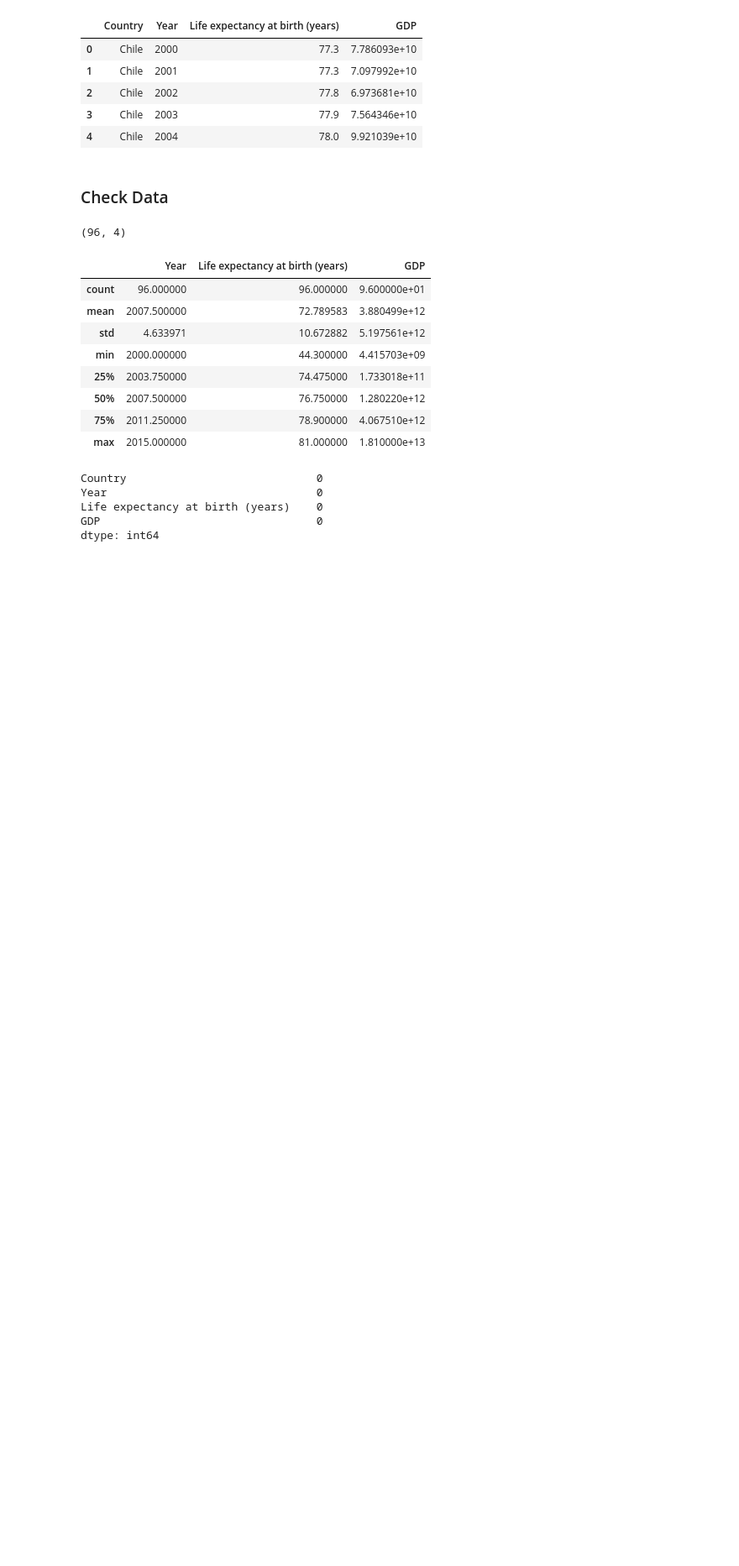
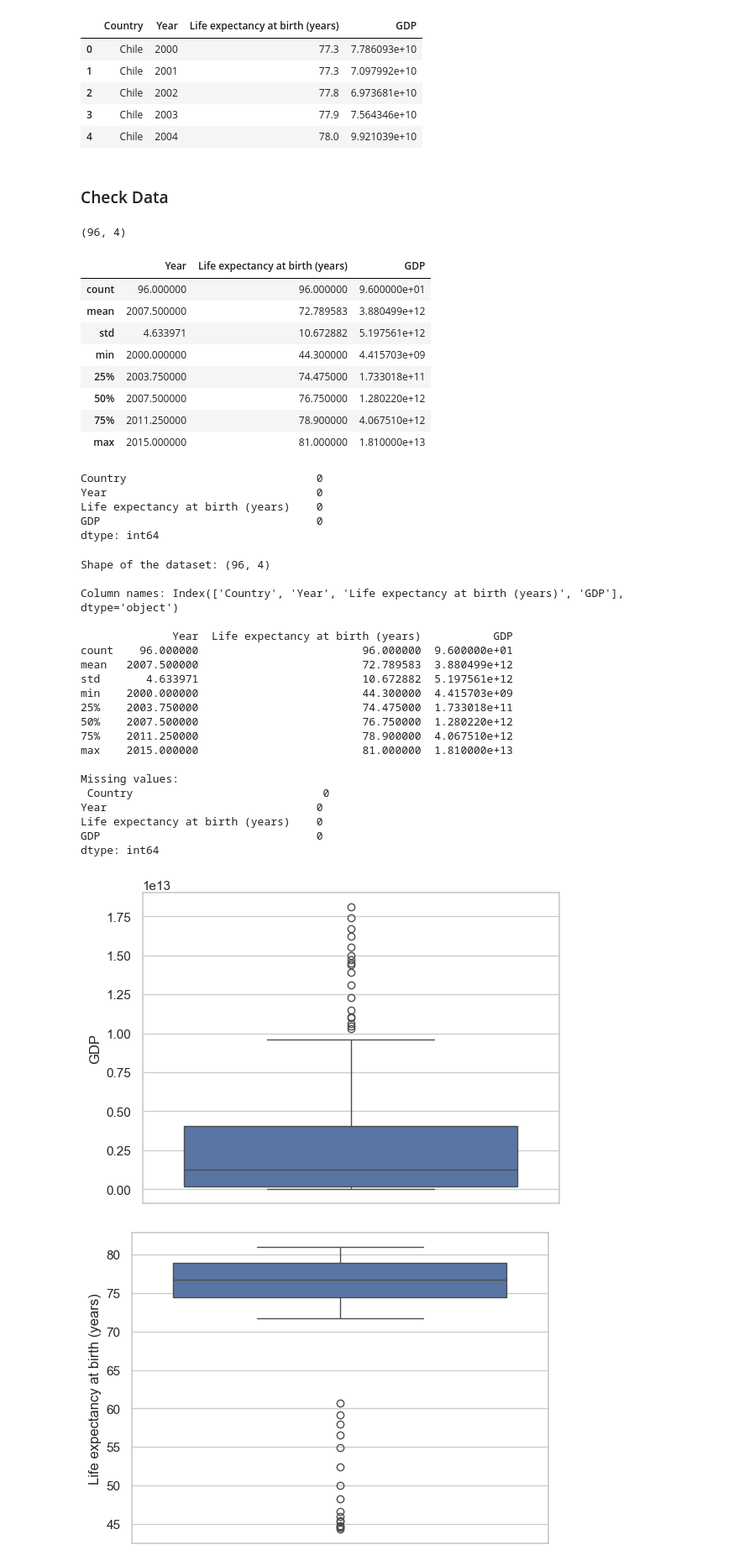
Before and after one commit to aadil-221B/GDP-Life-Expectancy-Portfolio, a Jupyter notebook: notebooks/Load_Data.ipynb, the cells around one changed output. Shown at 84% size. Saved outputs shown, nothing was run; the diff lists cells and outputs as text; code cells hidden in the pictures; blank space fills up the shorter version.

Commit message:
Finished project: Added visualizations, analysis, and documentation

```diff
--- a/notebooks/Load_Data.ipynb
+++ b/notebooks/Load_Data.ipynb
@@ -4,6 +5,9 @@ import pandas as pd
 file_path = "../data/all_data.csv"
 # %%
 data = pd.read_csv(file_path)
+# %%
+# visualization sub folder path to store plots
+visualization_folder = "../visualizations"
 # %%
 data.head()
 # %% [output]
@@ -40,3 +44,55 @@ Year                                0
 Life expectancy at birth (years)    0
 GDP                                 0
 dtype: int64
+# %%
+# Check the shape of the dataset (rows, columns)
+print("Shape of the dataset:", data.shape)
+print()
+
+# Get column names
+print("Column names:", data.columns)
+print()
+
+# Get basic statistics
+print(data.describe())
+print()
+
+# Check for missing values
+print("Missing values:\n", data.isnull().sum())
+
+# check for outliers
+sns.boxplot(data=data["GDP"])
+box_plot_path = os.path.join(visualization_folder, "box_plot_GDP_outlier.png")
+plt.savefig(box_plot_path, bbox_inches="tight")
+
+plt.show()
+plt.clf()
+sns.boxplot(data=data["Life expectancy at birth (years)"])
+box_plot_path = os.path.join(visualization_folder, "box_plot_Life_Expectancy_outlier.png")
+plt.savefig(box_plot_path, bbox_inches="tight")
+plt.show()
+plt.clf()
+plt.close()
+# %% [output]
+Shape of the dataset: (96, 4)
+
+Column names: Index(['Country', 'Year', 'Life expectancy at birth (years)', 'GDP'], dtype='object')
+
+              Year  Life expectancy at birth (years)           GDP
+count    96.000000                         96.000000  9.600000e+01
+mean   2007.500000                         72.789583  3.880499e+12
+std       4.633971                         10.672882  5.197561e+12
+min    2000.000000                         44.300000  4.415703e+09
+25%    2003.750000                         74.475000  1.733018e+11
+50%    2007.500000                         76.750000  1.280220e+12
+75%    2011.250000                         78.900000  4.067510e+12
+max    2015.000000                         81.000000  1.810000e+13
+
+Missing values:
+ Country                             0
+Year                                0
+Life expectancy at birth (years)    0
+GDP                                 0
+dtype: int64
+[figure, added]
+[figure, added]
```
Also changed, not shown: parts of 22 cells of this notebook, 12 other files.
